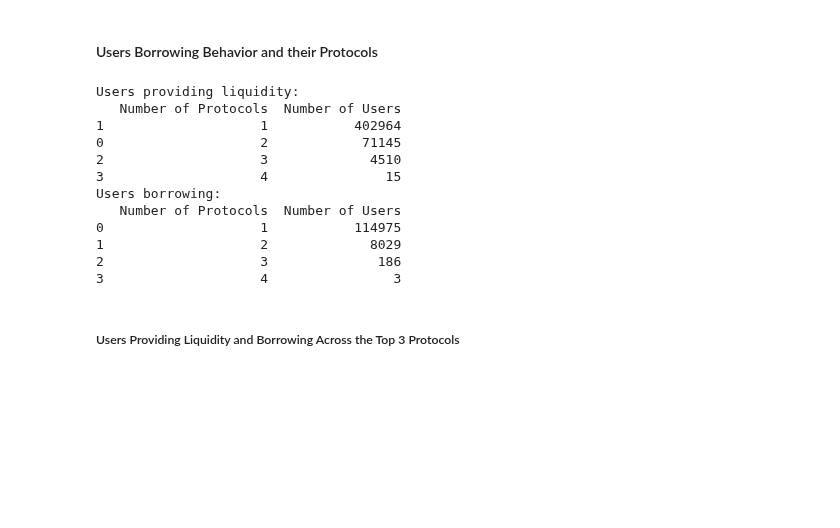
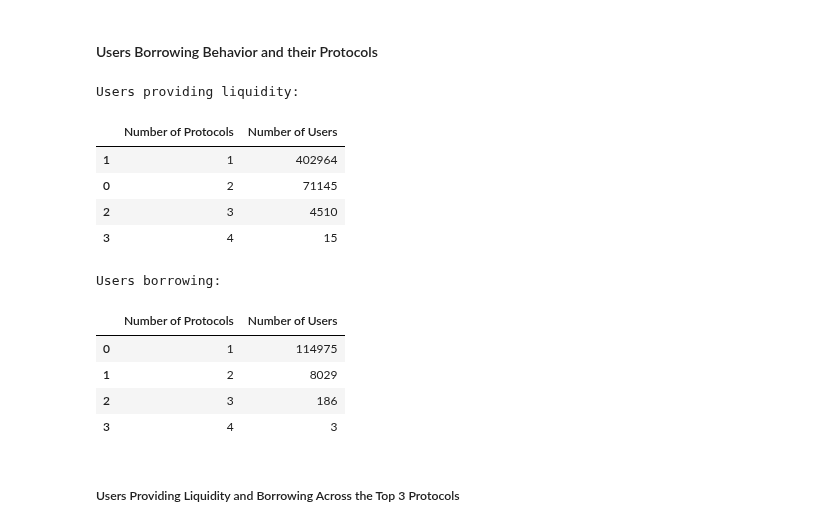
Before and after one commit to CarmineOptions/derisk-research, a Jupyter notebook: notebooks/Analyze_user_behavior_across_different_lending_protocols.ipynb, the cells around one changed output. Cells and saved outputs as stored; diff of their text form; code cells hidden in the pictures; blank space fills up the shorter version.

```diff
--- a/notebooks/Analyze_user_behavior_across_different_lending_protocols.ipynb
+++ b/notebooks/Analyze_user_behavior_across_different_lending_protocols.ipynb
@@ -122,21 +121,20 @@ print(protocol_count_df_liquidity)
 # %%
 ## Helper funcitons:
 # Function to get unique users per protocol
-def get_unique_users(df:pandas.DataFrame, value_column:str) -> Dict[str, Set[str]]:
-    groupby_protocol = df.groupby('Protocol')[value_column].unique()
-    protocol_users = {protocol: set(users) for protocol, users in groupby_protocol.items()}
+def get_unique_users(df: pandas.DataFrame, value_column: str) -> dict[str, set[str]]:
+    unique_protocol_users = df.groupby('Protocol')[value_column].unique()
+    protocol_users = {protocol: set(users) for protocol, users in unique_protocol_users.items()}
     return protocol_users
 
 # Function to plot Venn diagram
-def plot_venn_diagram(user_sets: Tuple[Set[str], Set[str], Set[str]], title: str) -> None:
+def plot_venn_diagram(user_sets: tuple[set[str], set[str], set[str]], set_labels: tuple[str, str, str], title: str) -> None:
     matplotlib.pyplot.figure(figsize=(10, 8))
-    matplotlib_venn.venn3(subsets=(user_sets[0], user_sets[1], user_sets[2]),
-          set_labels=('zklend', 'nostra_mainnet', 'nostra_alpha'))
+    matplotlib_venn.venn3(subsets=(user_sets[0], user_sets[1], user_sets[2]), set_labels=set_labels)
     matplotlib.pyplot.title(title)
     matplotlib.pyplot.show()
 
 #Function to compute protocol count
-def process_data(df: pandas.DataFrame, value_column: str, threshold: float) -> pandas.DataFrame:
+def compute_protocol_count(df: pandas.DataFrame, value_column: str, threshold: float) -> pandas.DataFrame:
     data = df[df[value_column] > threshold]
     user_protocols = collections.defaultdict(set)
 
@@ -156,30 +154,31 @@ def process_data(df: pandas.DataFrame, value_column: str, threshold: float) -> p
 #### Users Borrowing Behavior and their Protocols
 # %%
 # Process data for liquidity
-protocol_count_df_liquidity = process_data(df_loans, 'Collateral (USD)', 0)
+protocol_count_df_liquidity = compute_protocol_count(loans, 'Collateral (USD)', 0)
 
 # Process data for debt
-protocol_count_df_debt = process_data(df_loans, 'Debt (USD)', 0)
-
-# Print the results
-print("Users providing liquidity:")
-print(protocol_count_df_liquidity)
-
-print("Users borrowing:")
-print(protocol_count_df_debt)
+protocol_count_df_debt = compute_protocol_count(loans, 'Debt (USD)', 0)
-# %% [output]
-Users providing liquidity:
-   Number of Protocols  Number of Users
-1                    1           402964
-0                    2            71145
-2                    3             4510
-3                    4               15
-Users borrowing:
-   Number of Protocols  Number of Users
-0                    1           114975
-1                    2             8029
-2                    3              186
-3                    4                3
+# %%
+# Print the results
+print("Users providing liquidity:")
+protocol_count_df_liquidity
+# %% [output]
+Users providing liquidity:
+|  | Number of Protocols | Number of Users |
+| 1 | 1 | 402964 |
+| 0 | 2 | 71145 |
+| 2 | 3 | 4510 |
+| 3 | 4 | 15 |
+# %%
+print("Users borrowing:")
+protocol_count_df_debt
+# %% [output]
+Users borrowing:
+|  | Number of Protocols | Number of Users |
+| 0 | 1 | 114975 |
+| 1 | 2 | 8029 |
+| 2 | 3 | 186 |
+| 3 | 4 | 3 |
 # %% [markdown]
 ##### Users Providing Liquidity and Borrowing Across the Top 3 Protocols
 # %%
```
Also changed, not shown: parts of 15 cells of this notebook.
